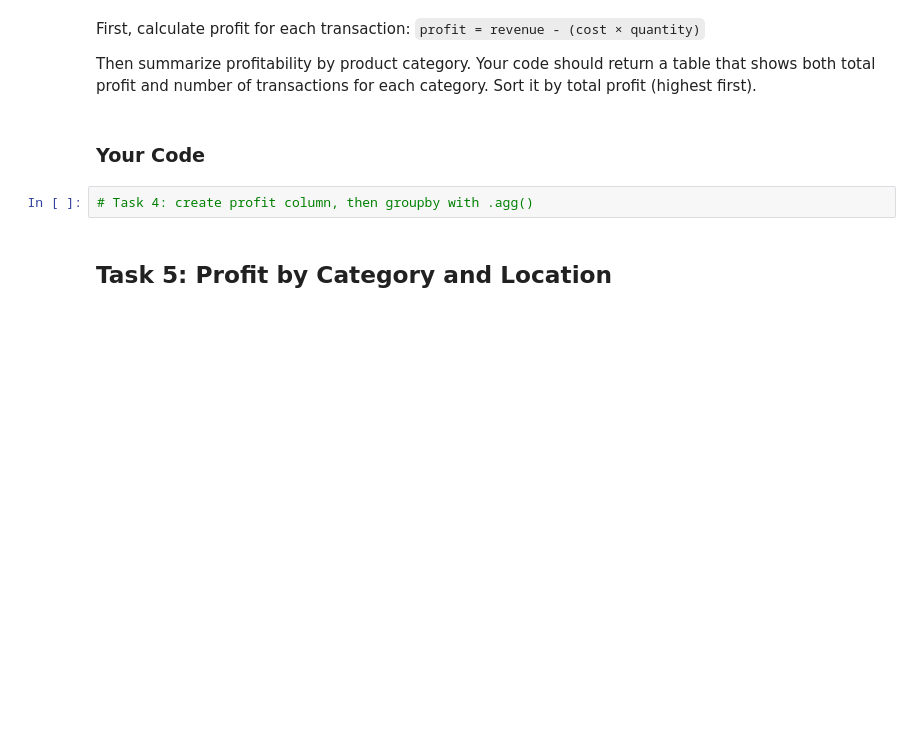
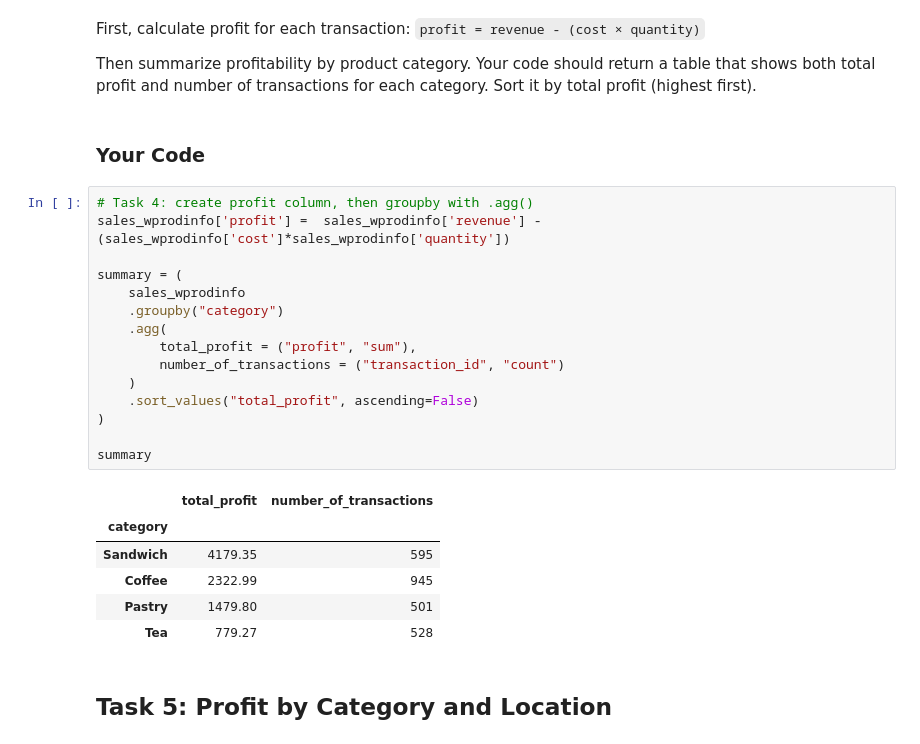
Before and after one commit to stephanie-iris/py4eda-work, a Jupyter notebook: test2b/test_2b.ipynb, the cells around one changed output. Cells and saved outputs as stored; diff of their text form; blank space fills up the shorter version.

```diff
--- a/test2b/test_2b.ipynb
+++ b/test2b/test_2b.ipynb
@@ -220,6 +271,26 @@ Then summarize profitability by product category. Your code should return a tabl
 ### Your Code
 # %%
 # Task 4: create profit column, then groupby with .agg()
+sales_wprodinfo['profit'] =  sales_wprodinfo['revenue'] - (sales_wprodinfo['cost']*sales_wprodinfo['quantity'])
+
+summary = (
+    sales_wprodinfo
+    .groupby("category")
+    .agg(
+        total_profit = ("profit", "sum"),
+        number_of_transactions = ("transaction_id", "count")
+    )
+    .sort_values("total_profit", ascending=False)
+)
+
+summary
+# %% [output]
+|  | total_profit | number_of_transactions |
+| category |  |  |
+| Sandwich | 4179.35 | 595 |
+| Coffee | 2322.99 | 945 |
+| Pastry | 1479.80 | 501 |
+| Tea | 779.27 | 528 |
 # %% [markdown]
 ## Task 5: Profit by Category and Location
 # %% [markdown]
```
Also changed, not shown: parts of 2 cells of this notebook.
